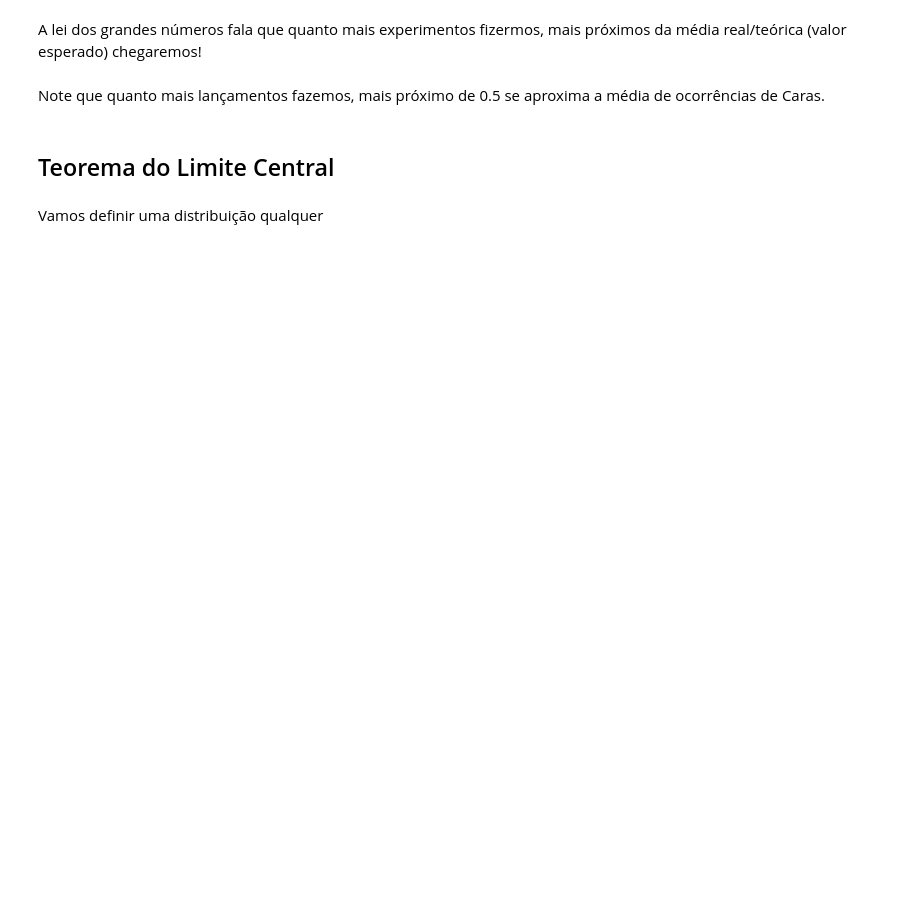
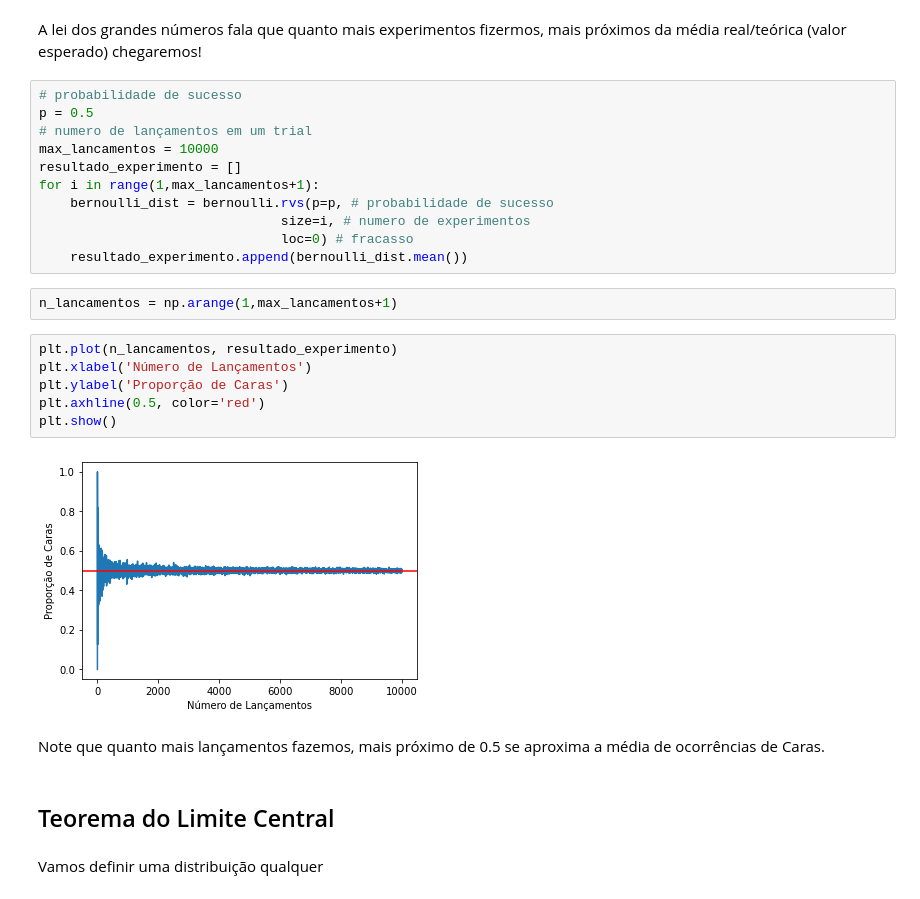
Before and after one commit to brondevitor/Python_Jorney, a Jupyter notebook: Statistics/Estatística Inferêncial (Parte I).ipynb, the cells around one changed output. Drawn from its saved outputs; the diff is of its cells as text; blank space fills up the shorter version.

```diff
--- a/Statistics/Estatística Inferêncial (Parte I).ipynb
+++ b/Statistics/Estatística Inferêncial (Parte I).ipynb
@@ -173,6 +173,27 @@ Baseando-se na imagem abaixo, que lado da moeda vocês escolhem? Cara ou Coroa??
 <img src=https://miro.medium.com/max/1400/0*9HhaHUzYJuHZ6I3b width=500 height=500>
 # %% [markdown]
 A lei dos grandes números fala que quanto mais experimentos fizermos, mais próximos da média real/teórica (valor esperado) chegaremos!
+# %%
+# probabilidade de sucesso
+p = 0.5
+# numero de lançamentos em um trial
+max_lancamentos = 10000
+resultado_experimento = []
+for i in range(1,max_lancamentos+1):
+    bernoulli_dist = bernoulli.rvs(p=p, # probabilidade de sucesso
+                               size=i, # numero de experimentos
+                               loc=0) # fracasso
+    resultado_experimento.append(bernoulli_dist.mean())
+# %%
+n_lancamentos = np.arange(1,max_lancamentos+1)
+# %%
+plt.plot(n_lancamentos, resultado_experimento)
+plt.xlabel('Número de Lançamentos')
+plt.ylabel('Proporção de Caras')
+plt.axhline(0.5, color='red')
+plt.show()
+# %% [output]
+[figure, added]
 # %% [markdown]
 Note que quanto mais lançamentos fazemos, mais próximo de 0.5 se aproxima a média de ocorrências de Caras.
 # %% [markdown]
```
Also changed, not shown: parts of 12 cells of this notebook.
